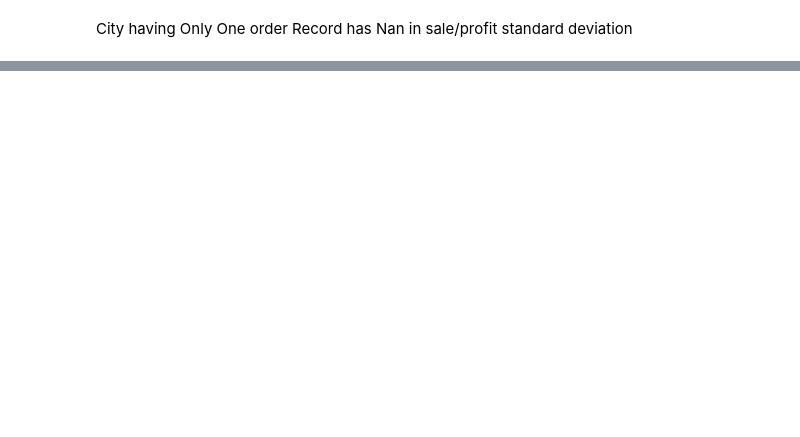
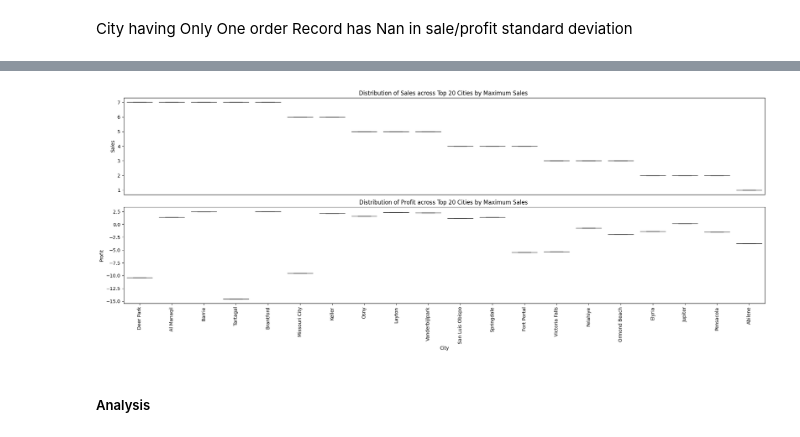
Before and after one commit to SKMsushant/HeroVired, a Jupyter notebook: EDA_graded_assignment/SUSHANT_KUMAR_PGDSAIML_B1.ipynb, the cells around one changed output, grey strips where cells are left out. Drawn from its saved outputs; the diff is of its cells as text; code cells hidden in the pictures; blank space fills up the shorter version.

```diff
--- a/EDA_graded_assignment/SUSHANT_KUMAR_PGDSAIML_B1.ipynb
+++ b/EDA_graded_assignment/SUSHANT_KUMAR_PGDSAIML_B1.ipynb
@@ -2600,0 +2572,17 @@ df_mean
+# %%
+city_agg=df.groupby(['city'],as_index=False).agg(
+    sales_mean=('sales','mean'),
+    profit_mean=('profit','mean'),
+    discount_mean=('discount_amount','mean'),
+    sales_median=('sales','median'),
+    profit_median=('profit','median'),
+    discount_median=('discount','median'),
+    sales_std=('sales','std'),
+    profit_std=('profit','std'),
+    discount_std=('discount_amount','std'),
+    sales_total=('sales','sum'),
+    profit_total=('profit','sum'),
+    discount_total=('discount_amount','sum'),
+    order_count=('city','count')
+    ).sort_values(by=['sales_total'],ascending=False)
+city_agg
@@ -2600,0 +2624,3 @@ df_mean
+# %%
+citybottom20=city_agg.tail(20)
+citybottom20
@@ -2600,0 +2803,33 @@ df_mean
+# %%
+plt.figure(figsize=(20,8))
+order=citybottom20.sort_values(by=['sales_total'],ascending=False)['city'].to_list()
+
+plt.subplot(2,1,1)
+sns.boxplot(data=df[df['city'].isin(citybottom20['city'])],
+            y='sales',
+            x='city',
+            showfliers=False,
+            order=order)
+plt.title('Distribution of Sales across Top 20 Cities by Maximum Sales ')
+plt.ylabel('Sales')
+plt.xlabel('')
+plt.xticks([])
+plt.tight_layout()
+
+plt.subplot(2,1,2)
+sns.boxplot(data=df[df['city'].isin(citybottom20['city'])],
+            y='profit',
+            x='city',
+            showfliers=False,
+            order=order)
+plt.title('Distribution of Profit across Top 20 Cities by Maximum Sales ')
+plt.ylabel('Profit')
+plt.xlabel('City')
+plt.xticks(rotation=90)
+plt.tight_layout()
+
+plt.show()
+# %% [output]
+[figure, added]
+# %% [markdown]
+##### Analysis
```
Also changed, not shown: parts of 62 cells of this notebook, 1 other file.
